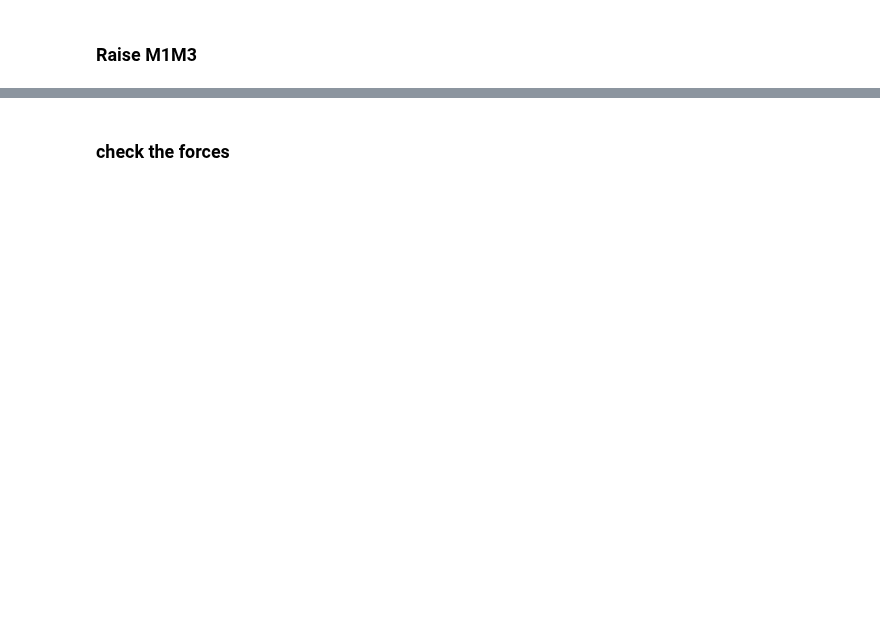
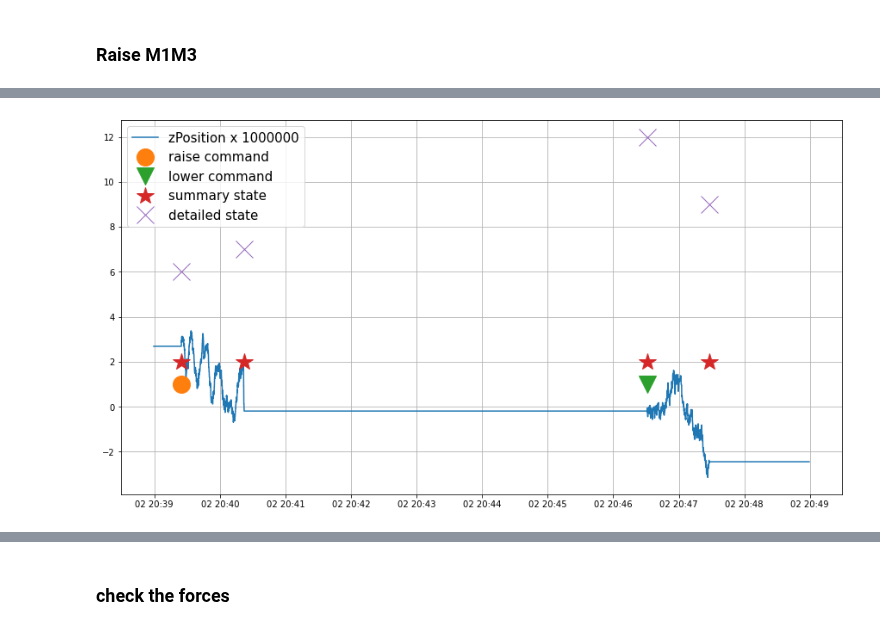
Before and after one commit to lsst-ts/ts_notebooks, a Jupyter notebook: bxin/ptg2m1m3/m1m3_diagnostic.ipynb, the cells around one changed output, grey strips where cells are left out. Drawn from its saved outputs; the diff is of its cells as text; code cells hidden in the pictures; blank space fills up the shorter version.

```diff
--- a/bxin/ptg2m1m3/m1m3_diagnostic.ipynb
+++ b/bxin/ptg2m1m3/m1m3_diagnostic.ipynb
@@ -127,10 +200,12 @@ dfr
 # %%
 fig, ax = plt.subplots(figsize=(15,8))
-plt.plot(dfz.zPosition*1e5, label='zPosition x 100000')
+plt.plot(dfz.zPosition*1e6, label='zPosition x 1000000')
 plt.plot(dfr.raiseM1M3, 'o', label='raise command', markersize=20)
 plt.plot(dfl.lowerM1M3, 'v', label='lower command', markersize=20)
 plt.plot(dfe.summaryState, '*', label='summary state', markersize=20)
 plt.plot(dfd.detailedState, 'x', label='detailed state', markersize=20)
 plt.legend(fontsize=15)
 plt.grid();
+# %% [output]
+[figure, added]
 # %%
```
Also changed, not shown: parts of 51 cells of this notebook.
